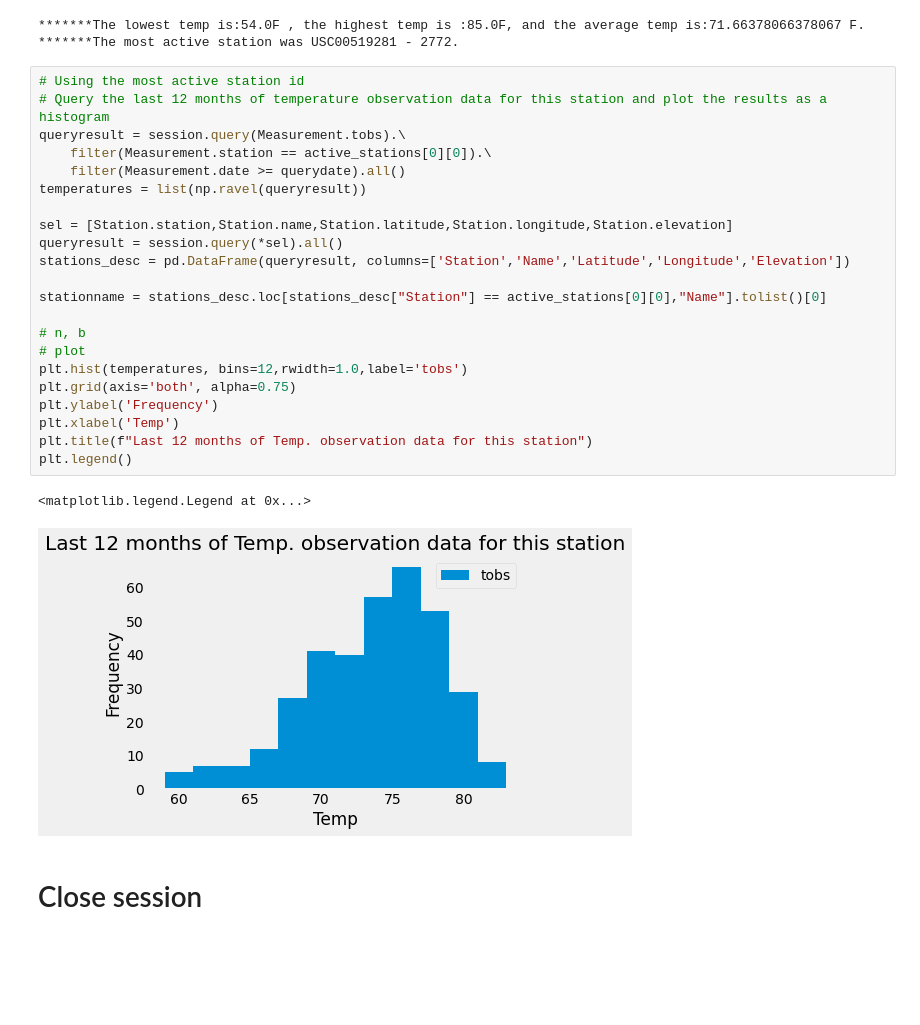
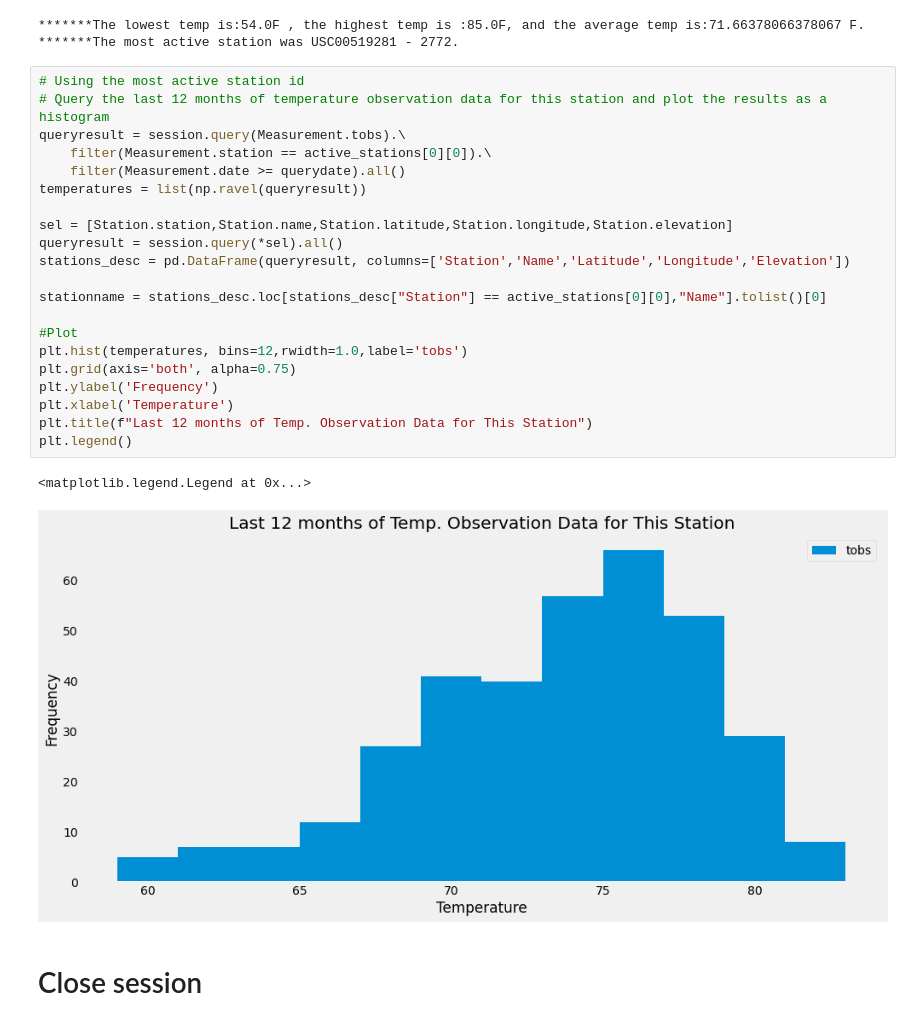
Before and after one commit to margoterudy/sqlalchemy-challenge, a Jupyter notebook: climate_starter.ipynb, the cells around one changed output. Saved outputs shown, nothing was run; the diff lists cells and outputs as text; blank space fills up the shorter version.

```diff
--- a/climate_starter.ipynb
+++ b/climate_starter.ipynb
@@ -165,28 +166,27 @@ print(f"*******The most active station was {active_stations[0][0]} - {active_sta
 # %%
 # Using the most active station id
 # Query the last 12 months of temperature observation data for this station and plot the results as a histogram
 queryresult = session.query(Measurement.tobs).\
     filter(Measurement.station == active_stations[0][0]).\
     filter(Measurement.date >= querydate).all()
 temperatures = list(np.ravel(queryresult))
 
 sel = [Station.station,Station.name,Station.latitude,Station.longitude,Station.elevation]
 queryresult = session.query(*sel).all()
 stations_desc = pd.DataFrame(queryresult, columns=['Station','Name','Latitude','Longitude','Elevation'])
 
 stationname = stations_desc.loc[stations_desc["Station"] == active_stations[0][0],"Name"].tolist()[0]
 
-# n, b
-# plot
+#Plot
 plt.hist(temperatures, bins=12,rwidth=1.0,label='tobs')
 plt.grid(axis='both', alpha=0.75)
 plt.ylabel('Frequency')
-plt.xlabel('Temp')
-plt.title(f"Last 12 months of Temp. observation data for this station")
+plt.xlabel('Temperature')
+plt.title(f"Last 12 months of Temp. Observation Data for This Station")
 plt.legend()
 # %% [output]
 <matplotlib.legend.Legend at 0x...>
-[figure, old version]
+[figure, new version]
 # %% [markdown]
 # Close session
 # %%
```
Also changed, not shown: parts of 1 cell of this notebook.
